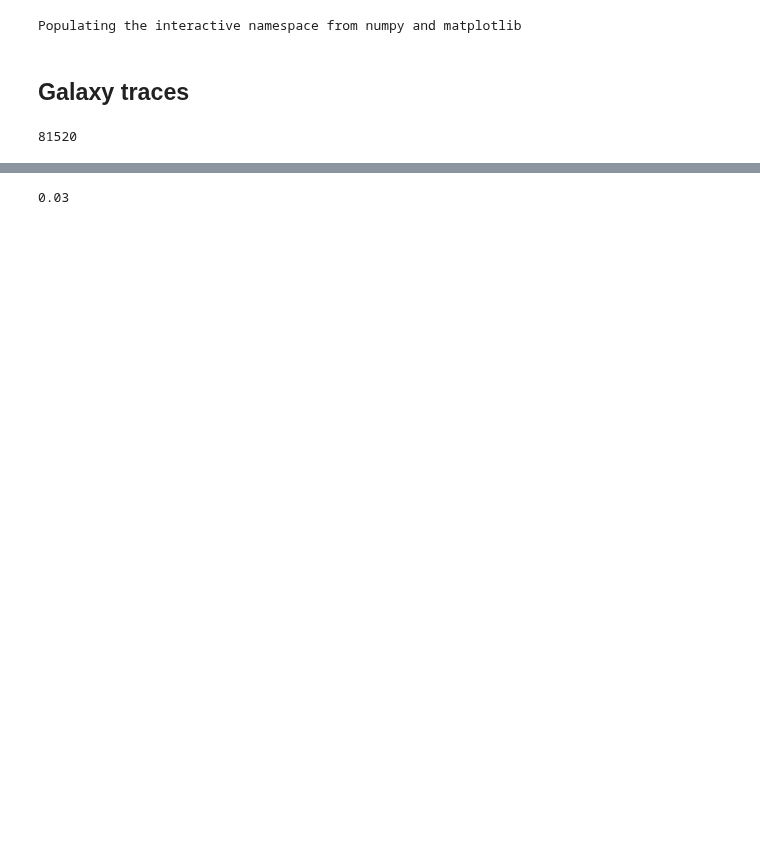
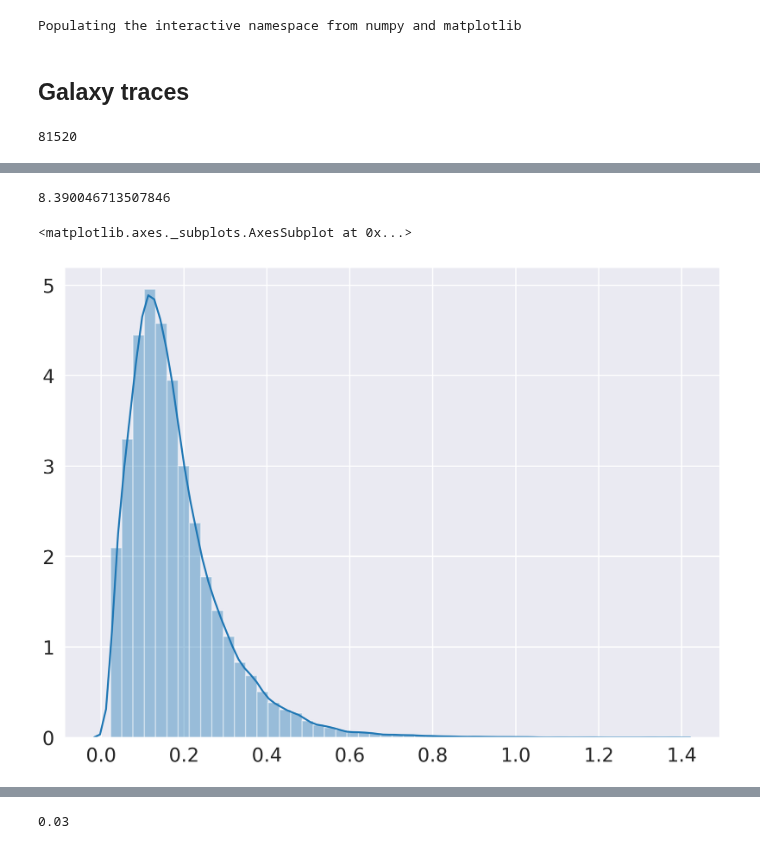
Before and after one commit to hsnee/lsstpsf, a Jupyter notebook: GalSize.ipynb, the cells around one changed output, grey strips where cells are left out. Saved outputs shown, nothing was run; the diff lists cells and outputs as text; code cells hidden in the pictures; blank space fills up the shorter version.

```diff
--- a/GalSize.ipynb
+++ b/GalSize.ipynb
@@ -28,0 +40,4 @@ for idx in range(cat.getNObjects()):
+# %%
+np.mean(1/sigmas[sigmas<0.5])
+# %% [output]
+8.390046713507846
@@ -28,0 +46,5 @@ for idx in range(cat.getNObjects()):
+# %%
+sns.distplot(sigmas)
+# %% [output]
+<matplotlib.axes._subplots.AxesSubplot at 0x...>
+[figure, added]
```
Also changed, not shown: parts of 36 cells of this notebook.
